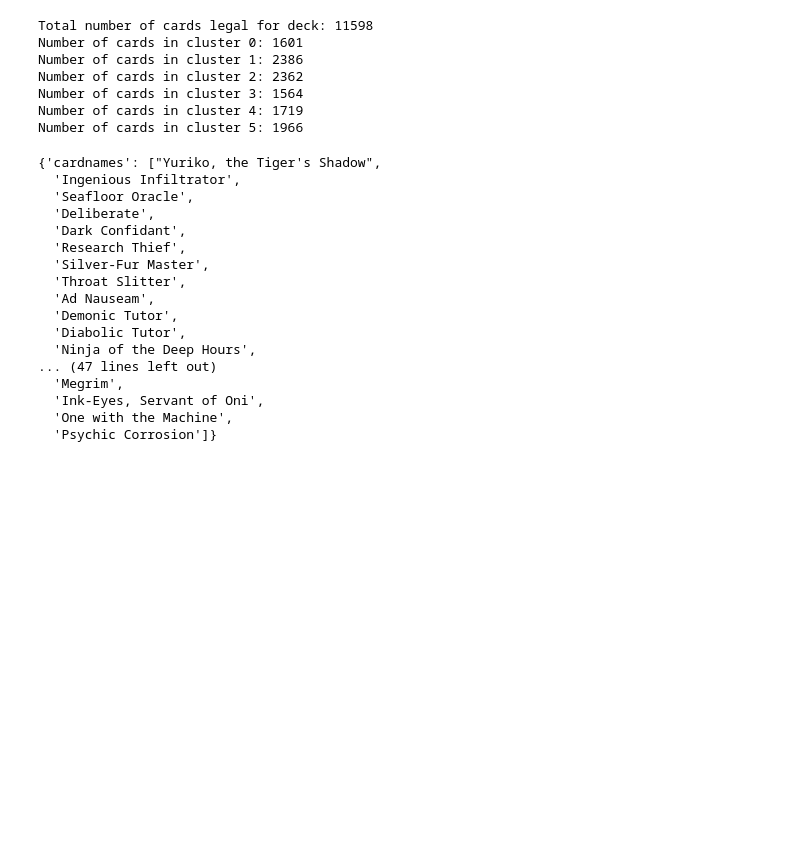
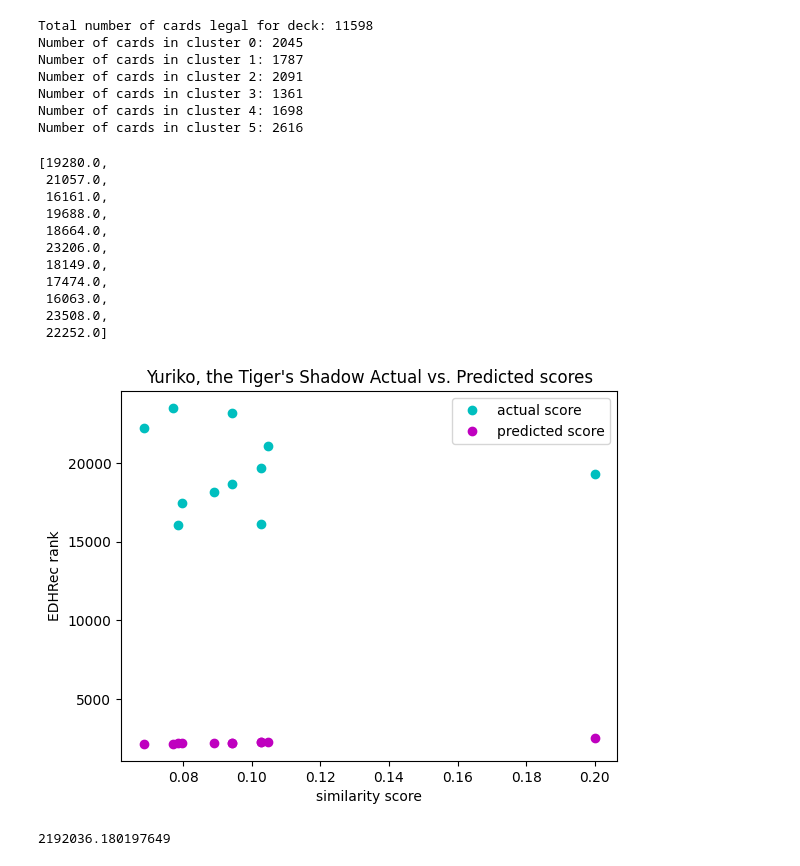
Before and after one commit to rockandfire/DataMiningProjectFa24, a Jupyter notebook: classTesting.ipynb, the cells around one changed output. Cells and saved outputs as stored; diff of their text form; code cells hidden in the pictures; blank space fills up the shorter version.

Commit message:
Jar-some minor changes and added code to create graphs for the linear model

```diff
--- a/classTesting.ipynb
+++ b/classTesting.ipynb
@@ -398,29 +495,32 @@ related_cards = mtg.get_related_cards(commander_name)
 #t, t2 = mtg.compute_upcoming_recommendations(commander_name)
 mtg.compute_upcoming_recommendations(commander_name)
 mtg.get_upcoming_card_names()
-mtg.get_related_card_names()
+t = mtg.get_related_card_names()
 # %% [output]
 Total number of cards legal for deck: 11598
-Number of cards in cluster 0: 1601
-Number of cards in cluster 1: 2386
-Number of cards in cluster 2: 2362
-Number of cards in cluster 3: 1564
-Number of cards in cluster 4: 1719
-Number of cards in cluster 5: 1966
+Number of cards in cluster 0: 2045
+Number of cards in cluster 1: 1787
+Number of cards in cluster 2: 2091
+Number of cards in cluster 3: 1361
+Number of cards in cluster 4: 1698
+Number of cards in cluster 5: 2616
-{'cardnames': ["Yuriko, the Tiger's Shadow",
-  'Ingenious Infiltrator',
-  'Seafloor Oracle',
-  'Deliberate',
-  'Dark Confidant',
-  'Research Thief',
-  'Silver-Fur Master',
-  'Throat Slitter',
-  'Ad Nauseam',
-  'Demonic Tutor',
-  'Diabolic Tutor',
-  'Ninja of the Deep Hours',
-... (47 lines left out)
-  'Megrim',
-  'Ink-Eyes, Servant of Oni',
-  'One with the Machine',
-  'Psychic Corrosion']}
+# %%
+sim_scores, edhrec = mtg.plot_actual_vs_predicted(commander_name)
+edhrec
+# %% [output]
+[19280.0,
+ 21057.0,
+ 16161.0,
+ 19688.0,
+ 18664.0,
+ 23206.0,
+ 18149.0,
+ 17474.0,
+ 16063.0,
+ 23508.0,
+ 22252.0]
+[figure, added]
+# %%
+mtg.compute_training_mse()
+# %% [output]
+2192036.180197649
```
Also changed, not shown: parts of 2 cells of this notebook, 1 other file.
